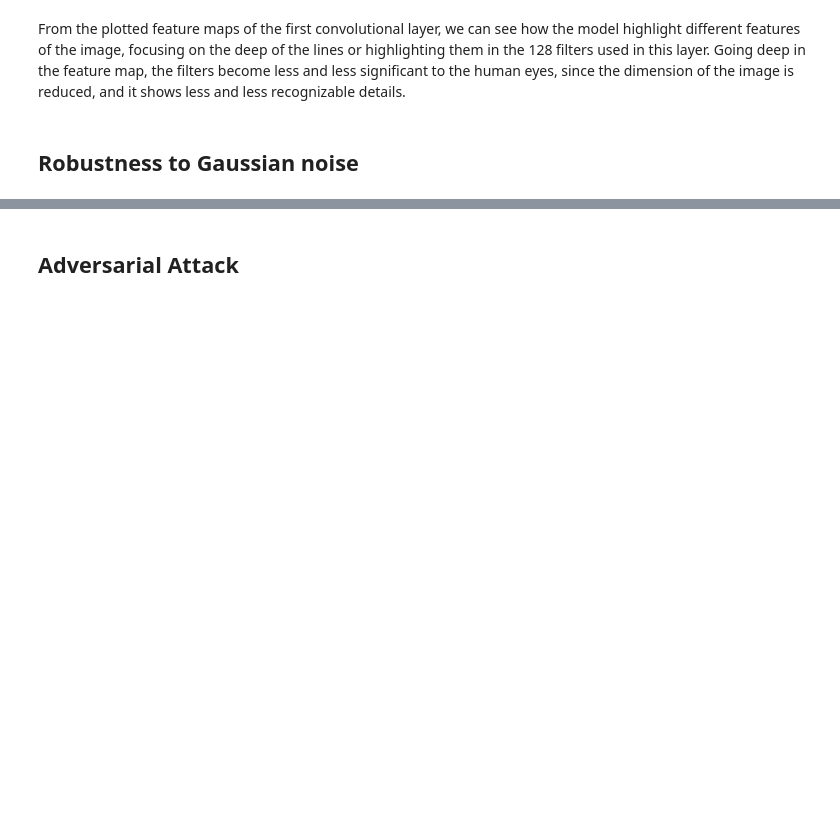
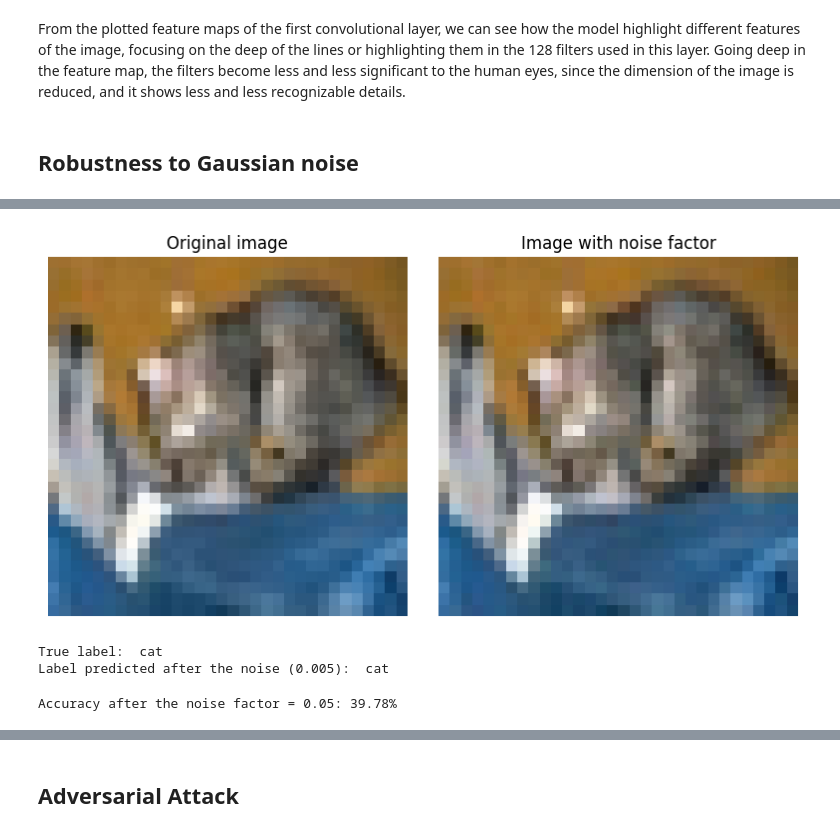
Before and after one commit to C1PO/CIFAR10-classification_and_analysis, a Jupyter notebook: cognition&computation.ipynb, the cells around one changed output, grey strips where cells are left out. Cells and saved outputs as stored; diff of their text form; code cells hidden in the pictures; blank space fills up the shorter version.

```diff
--- a/cognition&computation.ipynb
+++ b/cognition&computation.ipynb
@@ -394,11 +486,7 @@ Adding Gaussian noise to images cause a reduction in image quality, with small v
 # %%
-print('Accuracy befor the noise: {:.2f}%'.format(test_acc * 100))
+def addGaussianNoise(noise_factor):
+  x_test_noisy = x_test + noise_factor * np.random.normal(loc=0.0, scale=1.0, size=x_test.shape)
 
-#Adding Gaussian noise
-noise_factor = 0.1
-x_test_noisy = x_test + noise_factor * np.random.normal(loc=0.0, scale=1.0, size=x_test.shape)
-x_test_noisy = np.clip(x_test_noisy, 0.0, 1.0)
-
-
-noise_loss, noise_acc = model.evaluate(x_test_noisy, y_test, verbose=0)
-print('Accuracy after the noise: {:.2f}%'.format(noise_acc * 100))
+  #Force the pixel to assume values between 0 and 1
+  x_test_noisy = np.clip(x_test_noisy, 0.0, 1.0)
+  return x_test_noisy
@@ -407,0 +493,5 @@ Accuracy after the noise: 20.73%
+# %%
+#Add a noise factor of 0.005
+x_test_noisy = addGaussianNoise(0.005)
+noise_loss, noise_acc = model.evaluate(x_test_noisy, y_test, verbose=0)
+print('Accuracy after the noise factor = 0.005: {:.2f}%'.format(noise_acc * 100))
@@ -411,0 +504,33 @@ y_pred_noisy = model.predict(x_test_noisy)
+# %%
+def plot_noised_image():
+  #Plot the original image and image with noise
+  fig, axs = plt.subplots(1, 2, figsize=(8, 4))
+
+  axs[0].imshow(x_test[0], cmap='gray')
+  axs[0].set_title('Original image')
+
+  axs[1].imshow(x_test_noisy[0], cmap='gray')
+  axs[1].set_title('Image with noise factor')
+
+  for ax in axs:
+      ax.axis('off')
+
+  plt.tight_layout()
+  plt.show()
+# %%
+plot_noised_image()
+# %% [output]
+[figure, added]
+# %%
+print("True label: ", labels[np.argmax(y_test[0])])
+print("Label predicted after the noise (0.005): ", labels[np.argmax(y_pred_noisy[0])])
+# %% [output]
+True label:  cat
+Label predicted after the noise (0.005):  cat
+# %%
+#Add a noise factor of 0.05
+x_test_noisy = addGaussianNoise(0.05)
+noise_loss, noise_acc = model.evaluate(x_test_noisy, y_test, verbose=0)
+print('Accuracy after the noise factor = 0.05: {:.2f}%'.format(noise_acc * 100))
+# %% [output]
+Accuracy after the noise factor = 0.05: 39.78%
```
Also changed, not shown: parts of 34 cells of this notebook.
